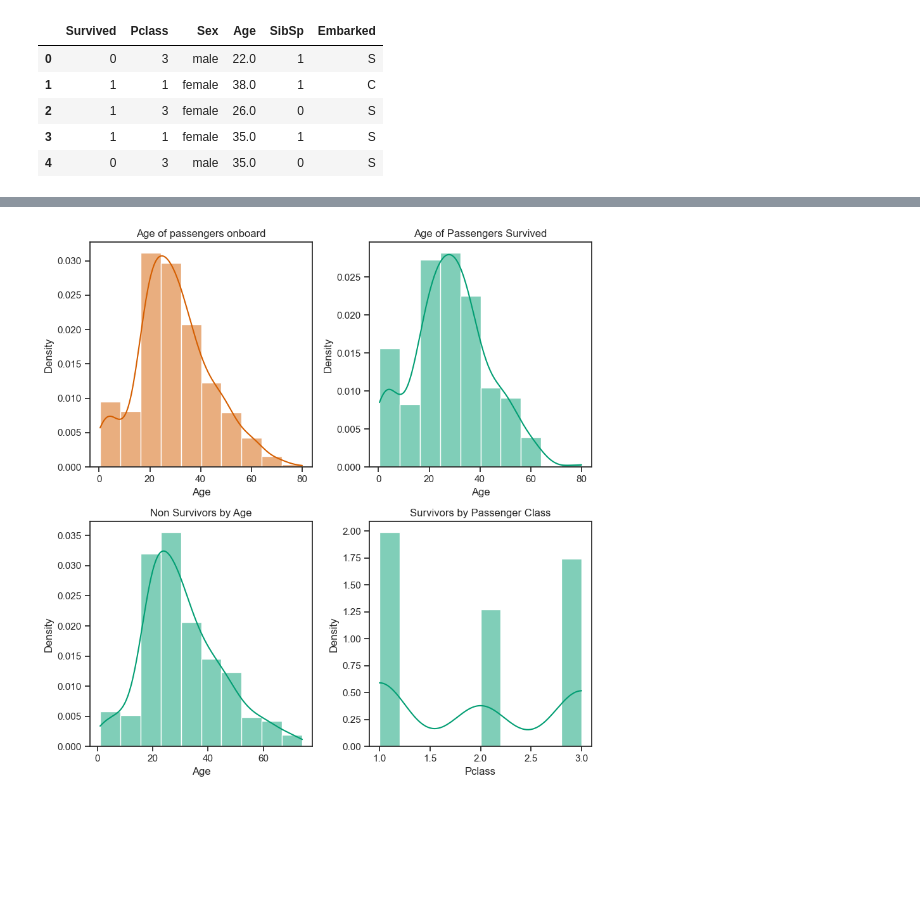
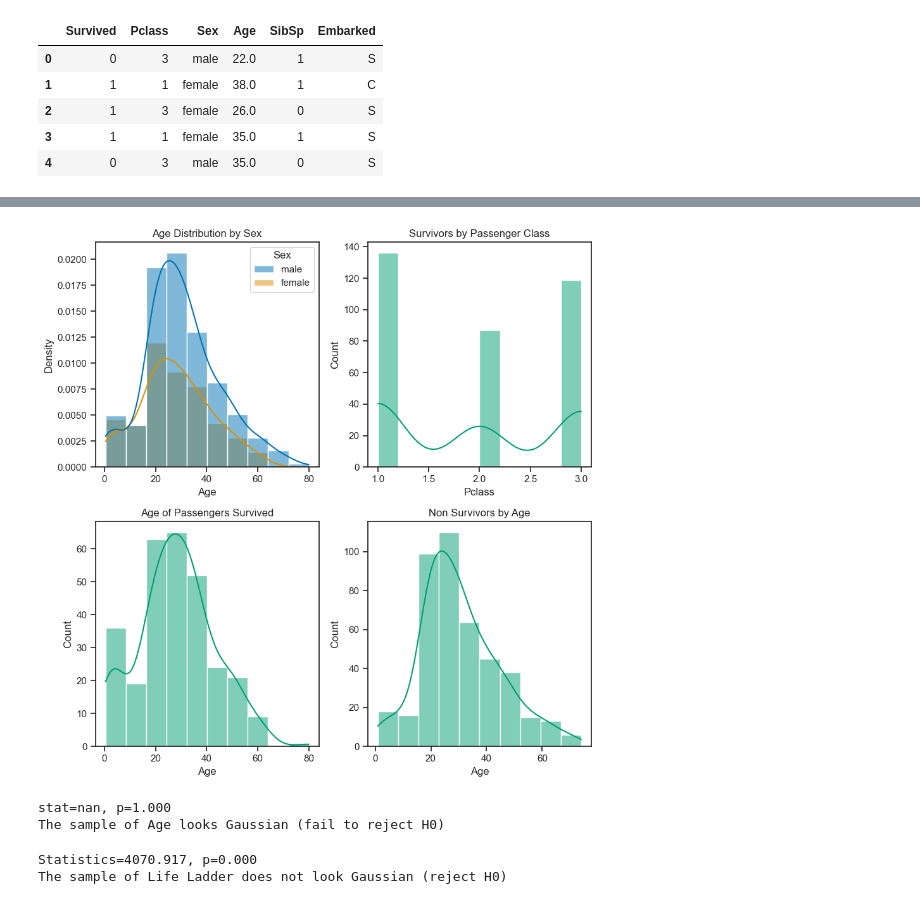
Before and after one commit to lgrealish/programming_for_data_analysis, a Jupyter notebook: PfDA_Assignment1.ipynb, the cells around one changed output, grey strips where cells are left out. Cells and saved outputs as stored; diff of their text form; code cells hidden in the pictures; blank space fills up the shorter version.

Commit message:
Add code for testing distribution of original dataset

```diff
--- a/PfDA_Assignment1.ipynb
+++ b/PfDA_Assignment1.ipynb
@@ -113,17 +107,18 @@ plt.legend();
 # %%
 # set up the subplots, style and palette
 sns.set(style="ticks", palette="colorblind")
 f,axes=plt.subplots(2,2, figsize=(9,9))
 # plot the distributions of each of the main variables.
-sns.histplot(df1['Age'].dropna(), kde=True, stat="density", ax=axes[0,0], bins=10, color="r");
+sns.histplot(df1, x='Age', kde=True, stat="density", ax=axes[0,0], bins=10, hue='Sex');
 # set axes title
-axes[0,0].set_title("Age of passengers onboard");
-sns.histplot(df1[df1['Survived']==1]['Age'].dropna(), kde=True, stat="density", ax=axes[0,1], bins=10, color="g");
-axes[0,1].set_title("Age of Passengers Survived");
-sns.histplot(df1[df1['Survived']==0]['Age'].dropna(), kde=True, stat="density", ax=axes[1,0], bins=10, color="g");
-axes[1,0].set_title("Non Survivors by Age");
-sns.histplot(df1[df1['Survived']==1]['Pclass'].dropna(), kde=True, stat="density", ax=axes[1,1], bins=10, color="g");
-axes[1,1].set_title("Survivors by Passenger Class");
+axes[0,0].set_title("Age Distribution by Sex");
+sns.histplot(df1[df1['Survived']==1]['Pclass'].dropna(), kde=True, ax=axes[0,1], bins=10, color="g");
+axes[0,1].set_title("Survivors by Passenger Class");
+sns.histplot(df1[df1['Survived']==1]['Age'].dropna(), kde=True, ax=axes[1,0], bins=10, color="g");
+axes[1,0].set_title("Age of Passengers Survived");
+sns.histplot(df1[df1['Survived']==0]['Age'].dropna(), kde=True, ax=axes[1,1], bins=10, color="g");
+axes[1,1].set_title("Non Survivors by Age");
+
 plt.tight_layout();
 # %% [output]
-[figure, old version]
+[figure, new version]
@@ -131,0 +125,33 @@ df.loc[df.loc[:, 'Survived'] == 1]
+# %%
+# adapted from https://machinelearningmastery.com/a-gentle-introduction-to-normality-tests-in-python/
+# import the shapiro test from scipy stats
+from scipy.stats import shapiro
+# calculate the test statistic and the p-value to interpret the test on the Life Ladder sample
+stat, p = shapiro(df1['Age'])
+# interpret the test
+alpha= 0.05
+print('stat=%.3f, p=%.3f' % (stat, p))
+alpha = 0.05
+if p > alpha:
+    print('The sample of Age looks Gaussian (fail to reject H0)')
+else:
+    print('The sample of Age does not look Gaussian (reject H0)')
+# %% [output]
+stat=nan, p=1.000
+The sample of Age looks Gaussian (fail to reject H0)
+# %%
+# D'Agostino and Pearson's Test adapted from https://machinelearningmastery.com/a-gentle-introduction-to-normality-tests-in-python/
+# import from scipy.stats
+from scipy.stats import normaltest
+# normality test
+stat, p = normaltest(df1['Survived'])
+print('Statistics=%.3f, p=%.3f' % (stat, p))
+# interpret
+alpha = 0.05
+if p > alpha:
+    print('The sample of Life Ladder looks Gaussian (fail to reject H0)')
+else:
+    print('The sample of Life Ladder does not look Gaussian (reject H0)')
+# %% [output]
+Statistics=4070.917, p=0.000
+The sample of Life Ladder does not look Gaussian (reject H0)
```
Also changed, not shown: parts of 10 cells of this notebook, 2 other files.
